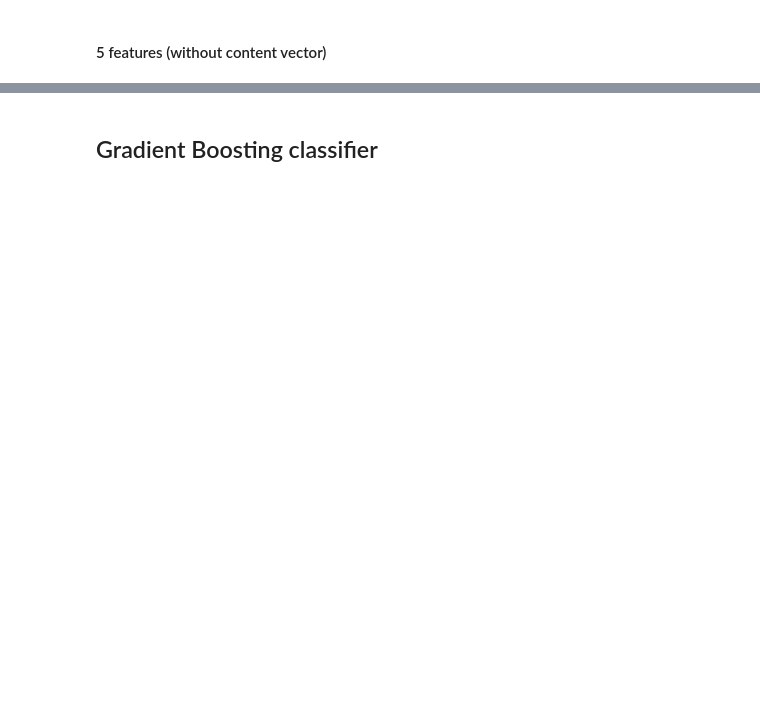
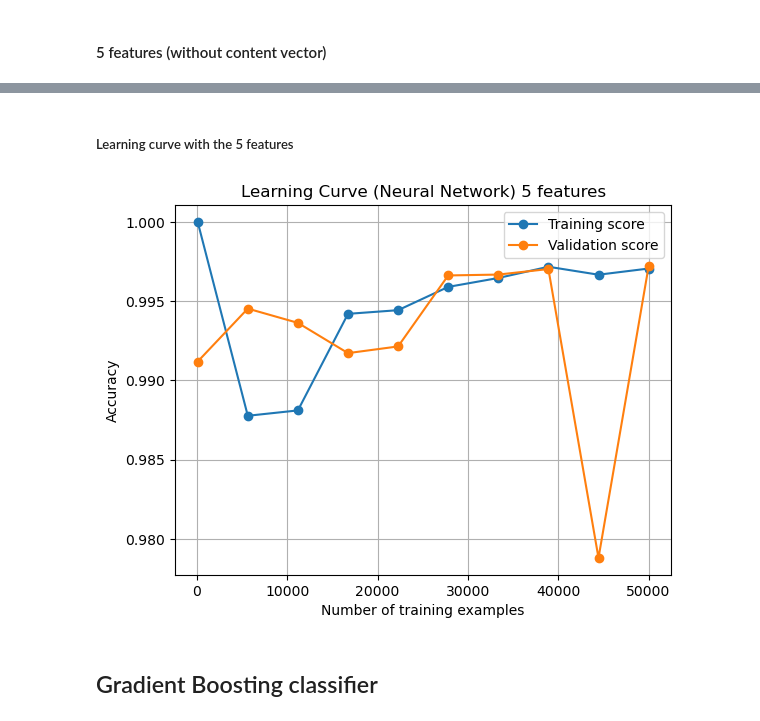
Before and after one commit to tomasmatos2003/URLdetect_TAA, a Jupyter notebook: 02 - Classification.ipynb, the cells around one changed output, grey strips where cells are left out. Saved outputs shown, nothing was run; the diff lists cells and outputs as text; code cells hidden in the pictures; blank space fills up the shorter version.

```diff
--- a/02 - Classification.ipynb
+++ b/02 - Classification.ipynb
@@ -610,3 +673,32 @@ Confusion Matrix:
+# %% [markdown]
+##### Learning curve with the 5 features
+# %%
+
+
+# Define the range of training sizes
+train_sizes5N = np.linspace(100, 50000, 10, dtype=int)
+
+# Initialize lists to store scores
+train_scores5N = []
+test_scores5N = []
+
+for size in train_sizes5N:
+    # Train the model on a subset of the training data
+    history = modelNN5.fit(X_train5N[:size], y_train5_encoded[:size], epochs=10, batch_size=32, verbose=0, validation_data=(X_test5N, y_test5_encoded))
+    train_scores5N.append(history.history['accuracy'][-1])
+    test_scores5N.append(history.history['val_accuracy'][-1])
+
+# Plot the learning curve
+plt.plot(train_sizes5N, train_scores5N, 'o-', label='Training score')
+plt.plot(train_sizes5N, test_scores5N, 'o-', label='Validation score')
+plt.xlabel('Number of training examples')
+plt.ylabel('Accuracy')
+plt.title('Learning Curve (Neural Network) 5 features')
+plt.legend()
+plt.grid()
+plt.show()
+# %% [output]
+[figure, added]
 # %% [markdown]
 ## Gradient Boosting classifier
 # %%
```
Also changed, not shown: parts of 25 cells of this notebook, 5 other files.
